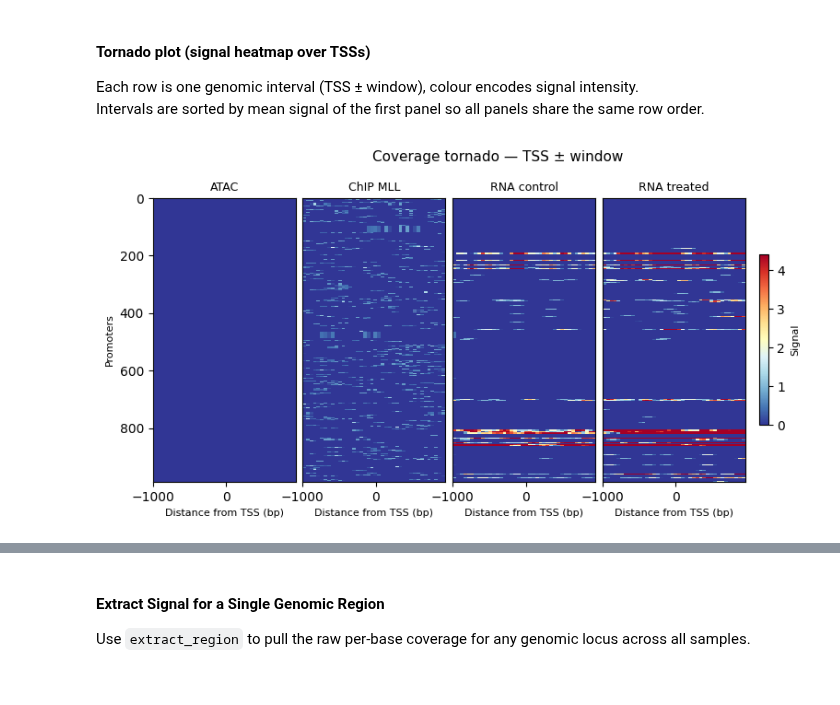
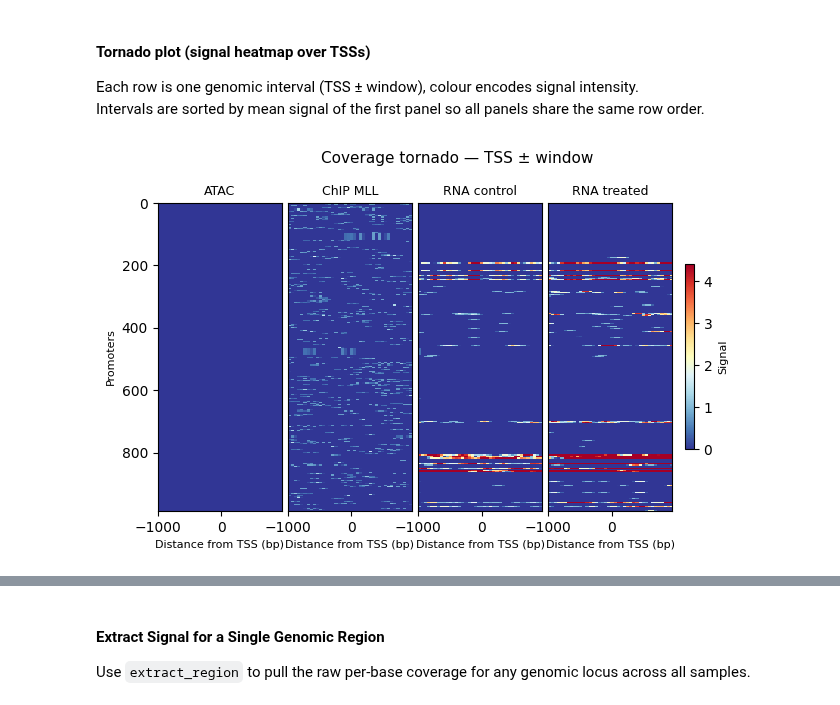
Before and after one commit to Milne-Group/QuantNado, a Jupyter notebook: docs/example_dataset.ipynb, the cells around one changed output, grey strips where cells are left out. Cells and saved outputs as stored; diff of their text form; code cells hidden in the pictures.

```diff
--- a/docs/example_dataset.ipynb
+++ b/docs/example_dataset.ipynb
@@ -185,10 +161,6 @@ Done.
 ---
 ## Load and Inspect the Dataset
 # %%
-# Open the unified store
-ms = MultiomicsStore.open(MS_PATH)
-print(ms)
-
-# QuantNado wraps the coverage sub-store and provides reduce / PCA / feature-count methods
-qn = QuantNado(ms.coverage)
+ds = qn.open(MS_PATH)
+print(ds)
 # %% [output]
@@ -406,8 +370,8 @@ tracks, and deep-learning feature engineering.
 Setting `fixed_width` centres all intervals to the same length; `bin_size` downsamples
 positions into coarser bins.
 # %%
-# Extract 2 kb windows around promoter TSSs, binned into 50 bp resolution
-binned = qn.extract(
+binned = ds.extract(
+    modality="coverage",
     feature_type="transcript",
     gtf_path=GTF_FILE,
     upstream=1000,
@@ -416,5 +380,5 @@ binned = qn.extract(
     bin_size=50,
 )
 
-print(binned)  # (intervals, bin, sample)
+binned
 # %% [output]
@@ -473,22 +440,20 @@ plt.show()
 Each row is one genomic interval (TSS ± window), colour encodes signal intensity.
 Intervals are sorted by mean signal of the first panel so all panels share the same row order.
 # %%
-# Coverage tornado — all BAM samples sorted by mean signal
-axes = qn.tornadoplot(
+axes = ds.tornadoplot(
     binned,
     modality="coverage",
     samples=["atac", "chip-rx_MLL", "rna-spikein-control-rep1", "rna-spikein-treated-rep1"],
     sample_names=["ATAC", "ChIP MLL", "RNA control", "RNA treated"],
     flip_minus_strand=True,
     sort_by="mean",
     reference_point=None,
     reference_label="TSS",
     xlabel="Distance from TSS (bp)",
     ylabel="Promoters",
     title="Coverage tornado — TSS ± window",
-    figsize=(10, 4),
+    figsize=(8, 4),
     filepath=FIG_DIR / "tornado_tss.png",
 )
-plt.show()
 # %% [output]
-[figure, old version]
+[figure, new version]
```
Also changed, not shown: parts of 47 cells of this notebook, 2 other files.
